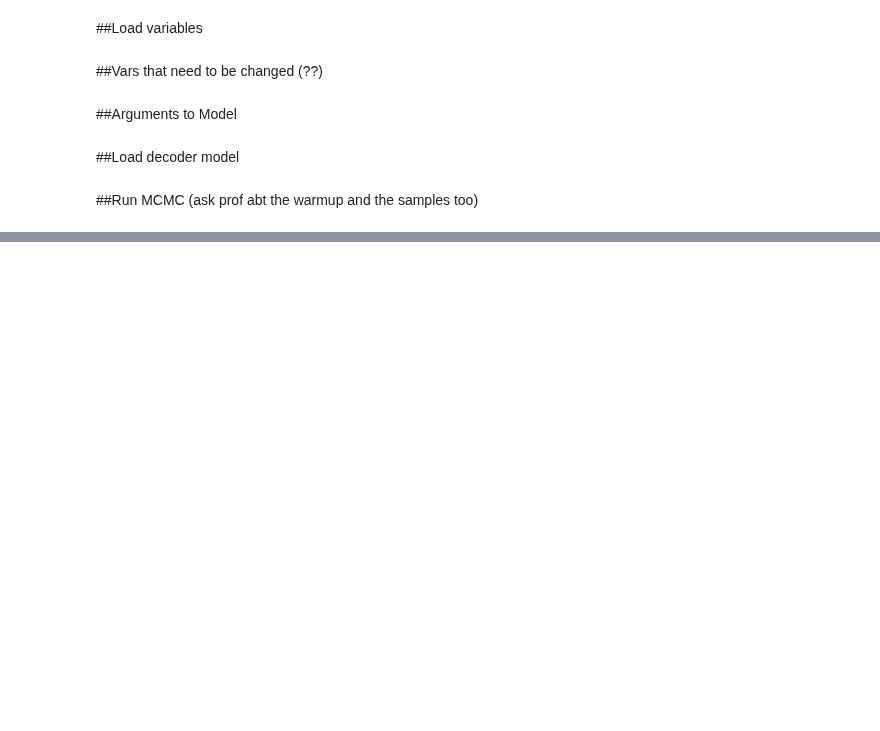
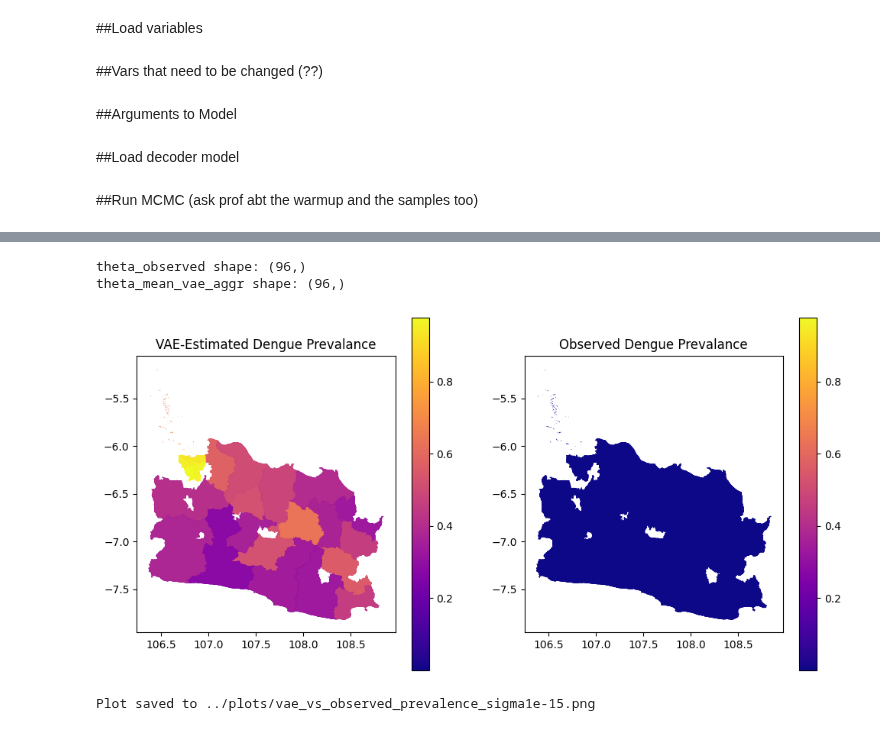
Before and after one commit to jeswid/DSE_FYP, a Jupyter notebook: src/aggVAE Prevalence Model.ipynb, the cells around one changed output, grey strips where cells are left out. Drawn from its saved outputs; the diff is of its cells as text; code cells hidden in the pictures; blank space fills up the shorter version.

```diff
--- a/src/aggVAE Prevalence Model.ipynb
+++ b/src/aggVAE Prevalence Model.ipynb
@@ -120,0 +249,47 @@ mcmc.print_summary(exclude_deterministic = False)
+# %%
+# Ensure theta estimates are correctly assigned to DataFrame
+df_combined["theta_vae"] = theta_mean_vae_aggr[: df_combined.shape[0]]
+# %%
+# Observed prevalence
+df_combined["obs_prev"] = df_combined.Cases / df_combined.Population
+theta_observed = df_combined["obs_prev"]
+# %%
+# Ensure theta_observed and theta_mean_vae_aggr are properly shaped
+theta_observed = np.squeeze(theta_observed)
+theta_mean_vae_aggr = np.squeeze(theta_mean_vae_aggr)
+# %%
+# Compute min/max ensuring shape consistency
+_max = np.max([theta_observed, theta_mean_vae_aggr])
+_min = np.min([theta_observed, theta_mean_vae_aggr])
+# %%
+print("theta_observed shape:", theta_observed.shape)
+print("theta_mean_vae_aggr shape:", theta_mean_vae_aggr.shape)
+# %% [output]
+theta_observed shape: (96,)
+theta_mean_vae_aggr shape: (96,)
+# %%
+#plot the observed prevalence vs vae-estimated prevalence
+fig,ax = plt.subplots(1,2, figsize = (12,6))
+df_combined.plot(column = "theta_vae", ax = ax[0], legend = True, cmap = "plasma", vmin = _min, vmax = _max)
+df_combined.plot(column = "obs_prev", ax = ax[1], legend = True, cmap = "plasma", vmax = _max, vmin = _min)
+
+ax[0].set_title("VAE-Estimated Dengue Prevalance")
+ax[1].set_title("Observed Dengue Prevalance")
+
+#save the plot
+# Define the directory and ensure it exists
+plot_dir = "../plots"  # Adjust if needed based on your directory structure
+os.makedirs(plot_dir, exist_ok=True)
+
+# Define the filename
+filename = f"{plot_dir}/vae_vs_observed_prevalence_sigma{n}.png"
+# Save the figure
+plt.savefig(filename)
+
+# Show the plot (optional)
+plt.show()
+
+print(f"Plot saved to {filename}")
+# %% [output]
+[figure, added]
+Plot saved to ../plots/vae_vs_observed_prevalence_sigma1e-15.png
```
Also changed, not shown: parts of 12 cells of this notebook, 16 other files.
